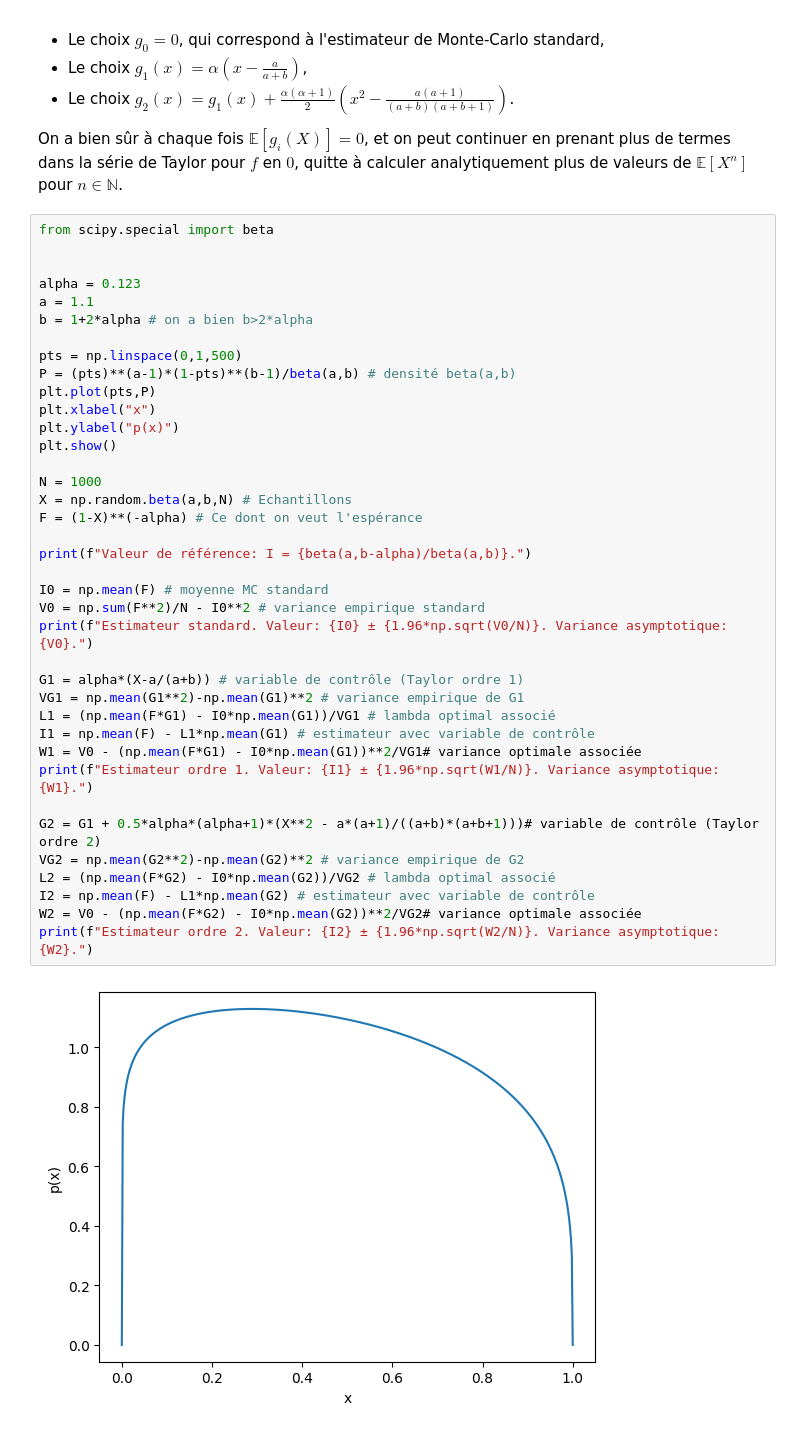
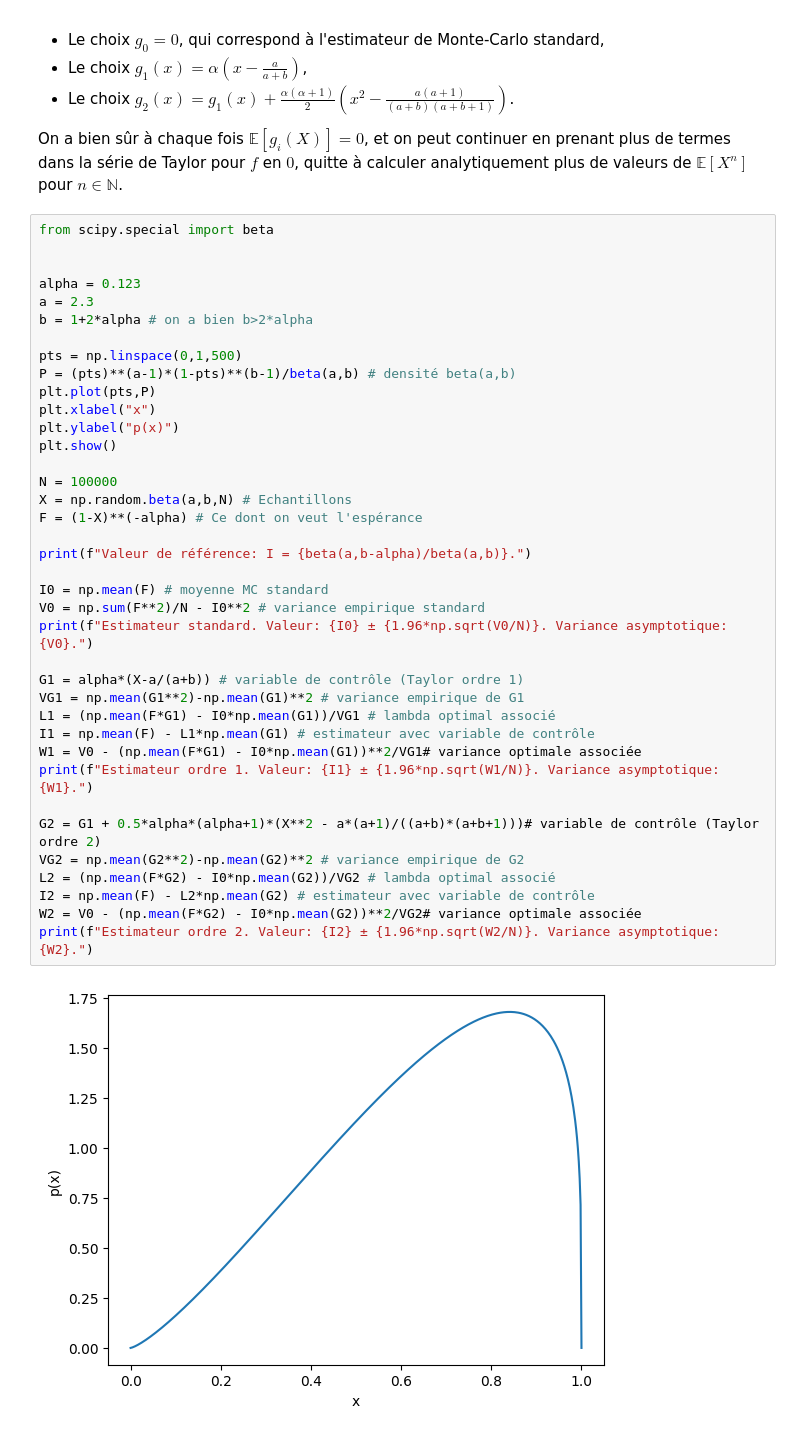
Before and after one commit to noeblassel/noeblassel.github.io, a Jupyter notebook: static/teaching/tp_mc.ipynb, the cells around one changed output. Saved outputs shown, nothing was run; the diff lists cells and outputs as text.

```diff
--- a/static/teaching/tp_mc.ipynb
+++ b/static/teaching/tp_mc.ipynb
@@ -283,38 +283,38 @@ from scipy.special import beta
 
 
 alpha = 0.123
-a = 1.1
+a = 2.3
 b = 1+2*alpha # on a bien b>2*alpha
 
 pts = np.linspace(0,1,500)
 P = (pts)**(a-1)*(1-pts)**(b-1)/beta(a,b) # densité beta(a,b)
 plt.plot(pts,P)
 plt.xlabel("x")
 plt.ylabel("p(x)")
 plt.show()
 
-N = 1000
+N = 100000
 X = np.random.beta(a,b,N) # Echantillons
 F = (1-X)**(-alpha) # Ce dont on veut l'espérance
 
 print(f"Valeur de référence: I = {beta(a,b-alpha)/beta(a,b)}.")
 
 I0 = np.mean(F) # moyenne MC standard
 V0 = np.sum(F**2)/N - I0**2 # variance empirique standard
 print(f"Estimateur standard. Valeur: {I0} ± {1.96*np.sqrt(V0/N)}. Variance asymptotique: {V0}.")
 
 G1 = alpha*(X-a/(a+b)) # variable de contrôle (Taylor ordre 1)
 VG1 = np.mean(G1**2)-np.mean(G1)**2 # variance empirique de G1
 L1 = (np.mean(F*G1) - I0*np.mean(G1))/VG1 # lambda optimal associé
 I1 = np.mean(F) - L1*np.mean(G1) # estimateur avec variable de contrôle
 W1 = V0 - (np.mean(F*G1) - I0*np.mean(G1))**2/VG1# variance optimale associée
 print(f"Estimateur ordre 1. Valeur: {I1} ± {1.96*np.sqrt(W1/N)}. Variance asymptotique: {W1}.")
 
 G2 = G1 + 0.5*alpha*(alpha+1)*(X**2 - a*(a+1)/((a+b)*(a+b+1)))# variable de contrôle (Taylor ordre 2)
 VG2 = np.mean(G2**2)-np.mean(G2)**2 # variance empirique de G2
 L2 = (np.mean(F*G2) - I0*np.mean(G2))/VG2 # lambda optimal associé
-I2 = np.mean(F) - L1*np.mean(G2) # estimateur avec variable de contrôle
+I2 = np.mean(F) - L2*np.mean(G2) # estimateur avec variable de contrôle
 W2 = V0 - (np.mean(F*G2) - I0*np.mean(G2))**2/VG2# variance optimale associée
 print(f"Estimateur ordre 2. Valeur: {I2} ± {1.96*np.sqrt(W2/N)}. Variance asymptotique: {W2}.")
 # %% [output]
-[figure, old version]
+[figure, new version]
```
Also changed, not shown: parts of 2 cells of this notebook.
